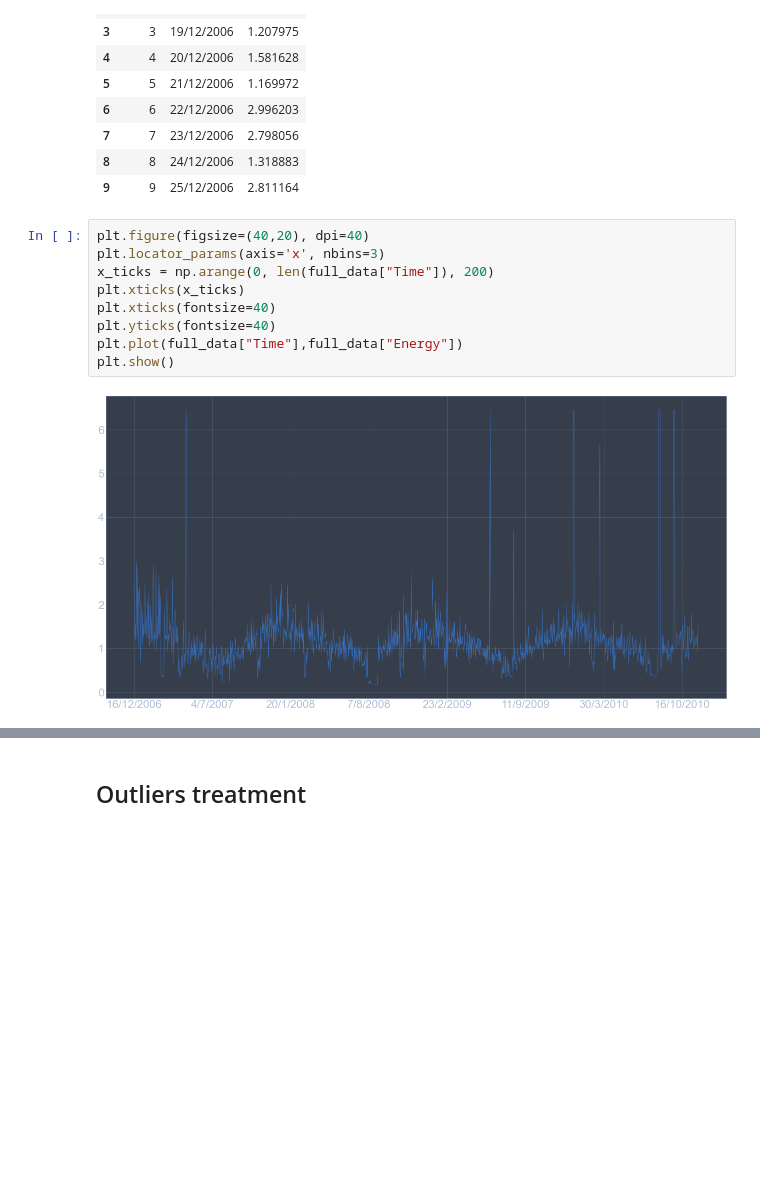
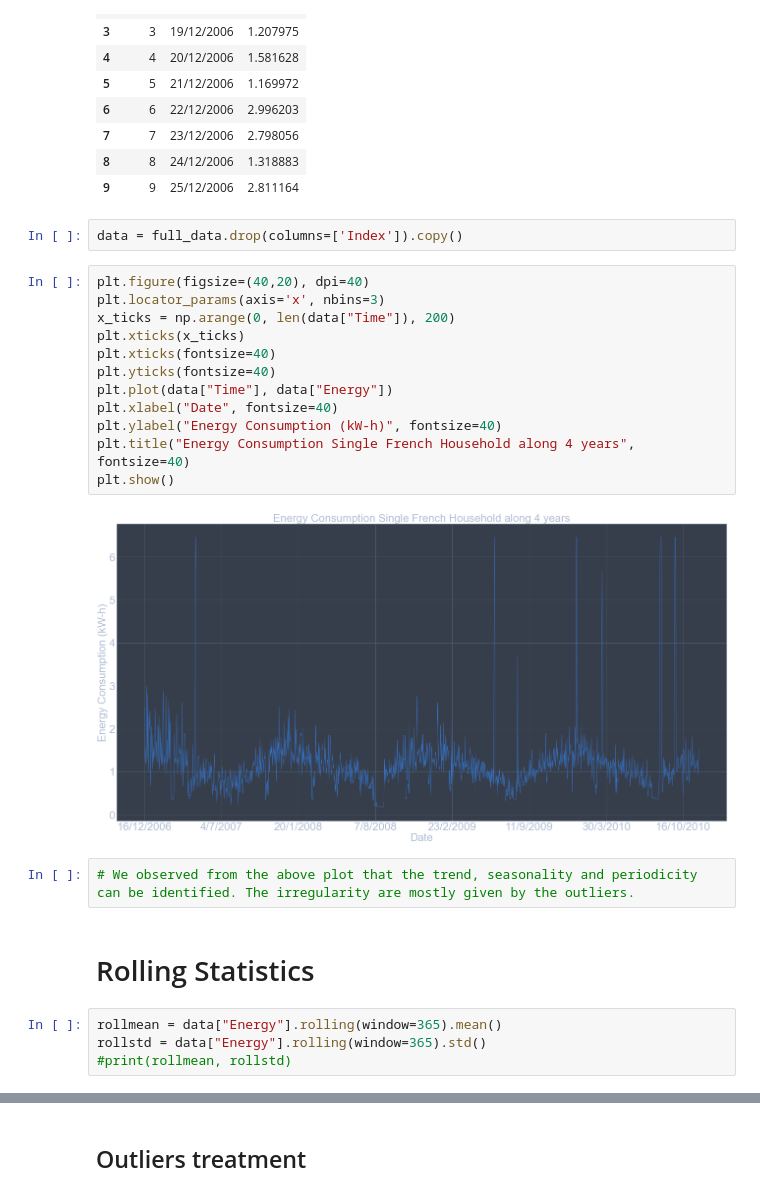
Before and after one commit to tm-pe2/ai-ml, a Jupyter notebook: timeseries/single_house.ipynb, the cells around one changed output, grey strips where cells are left out. Saved outputs shown, nothing was run; the diff lists cells and outputs as text; blank space fills up the shorter version.

Commit message:
rolling statistics analysis

```diff
--- a/timeseries/single_house.ipynb
+++ b/timeseries/single_house.ipynb
@@ -23,14 +23,27 @@ full_data.head(10)
 | 7 | 7 | 23/12/2006 | 2.798056 |
 | 8 | 8 | 24/12/2006 | 1.318883 |
 | 9 | 9 | 25/12/2006 | 2.811164 |
+# %%
+data = full_data.drop(columns=['Index']).copy()
 # %%
 plt.figure(figsize=(40,20), dpi=40)
 plt.locator_params(axis='x', nbins=3)
-x_ticks = np.arange(0, len(full_data["Time"]), 200)
+x_ticks = np.arange(0, len(data["Time"]), 200)
 plt.xticks(x_ticks)
 plt.xticks(fontsize=40)
 plt.yticks(fontsize=40)
-plt.plot(full_data["Time"],full_data["Energy"])
+plt.plot(data["Time"], data["Energy"])
+plt.xlabel("Date", fontsize=40)
+plt.ylabel("Energy Consumption (kW-h)", fontsize=40)
+plt.title("Energy Consumption Single French Household along 4 years", fontsize=40)
 plt.show()
 # %% [output]
-[figure, old version]
+[figure, new version]
+# %%
+# We observed from the above plot that the trend, seasonality and periodicity can be identified. The irregularity are mostly given by the outliers.
+# %% [markdown]
+# Rolling Statistics
+# %%
+rollmean = data["Energy"].rolling(window=365).mean()
+rollstd = data["Energy"].rolling(window=365).std()
+#print(rollmean, rollstd)
```
Also changed, not shown: parts of 6 cells of this notebook, 1 other file.
